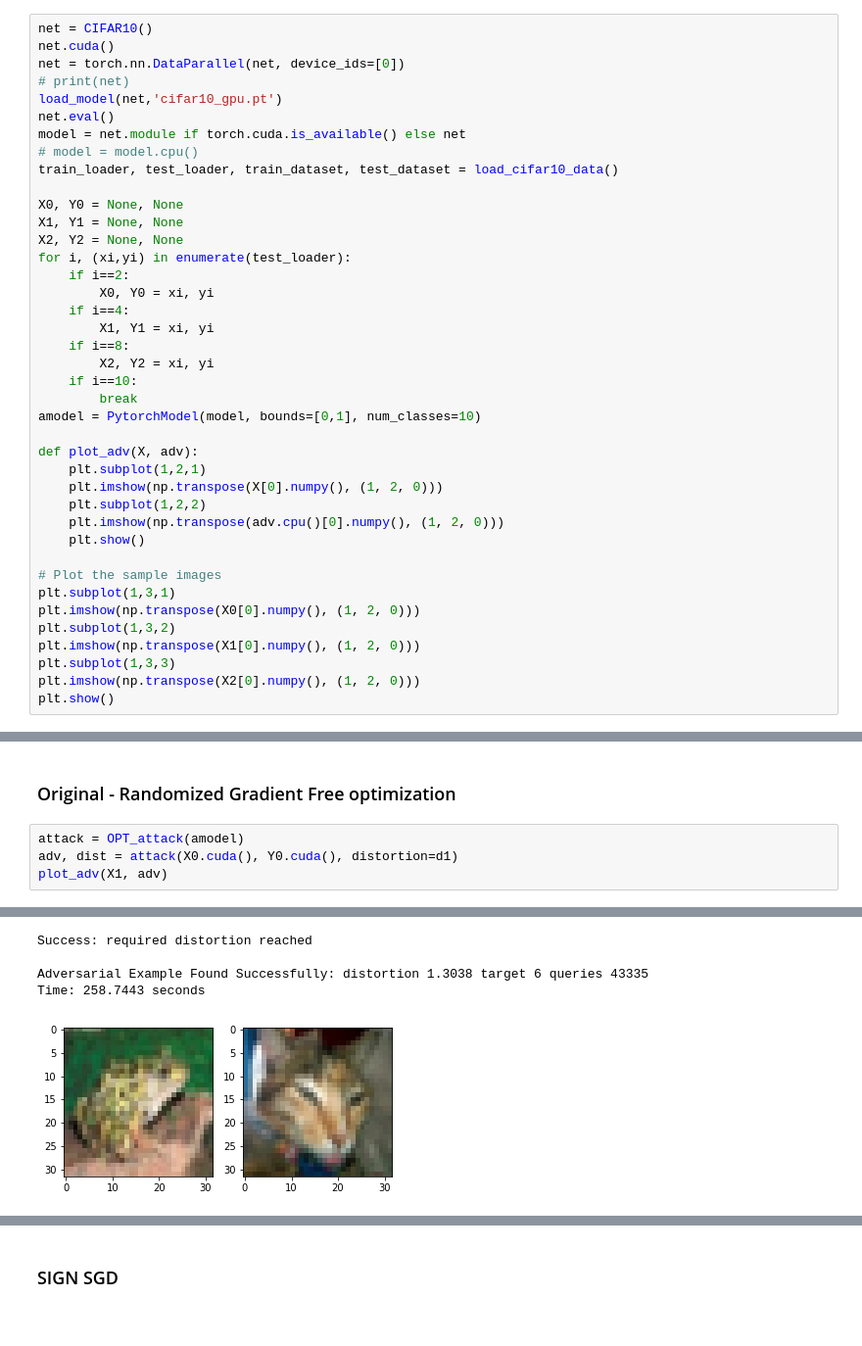
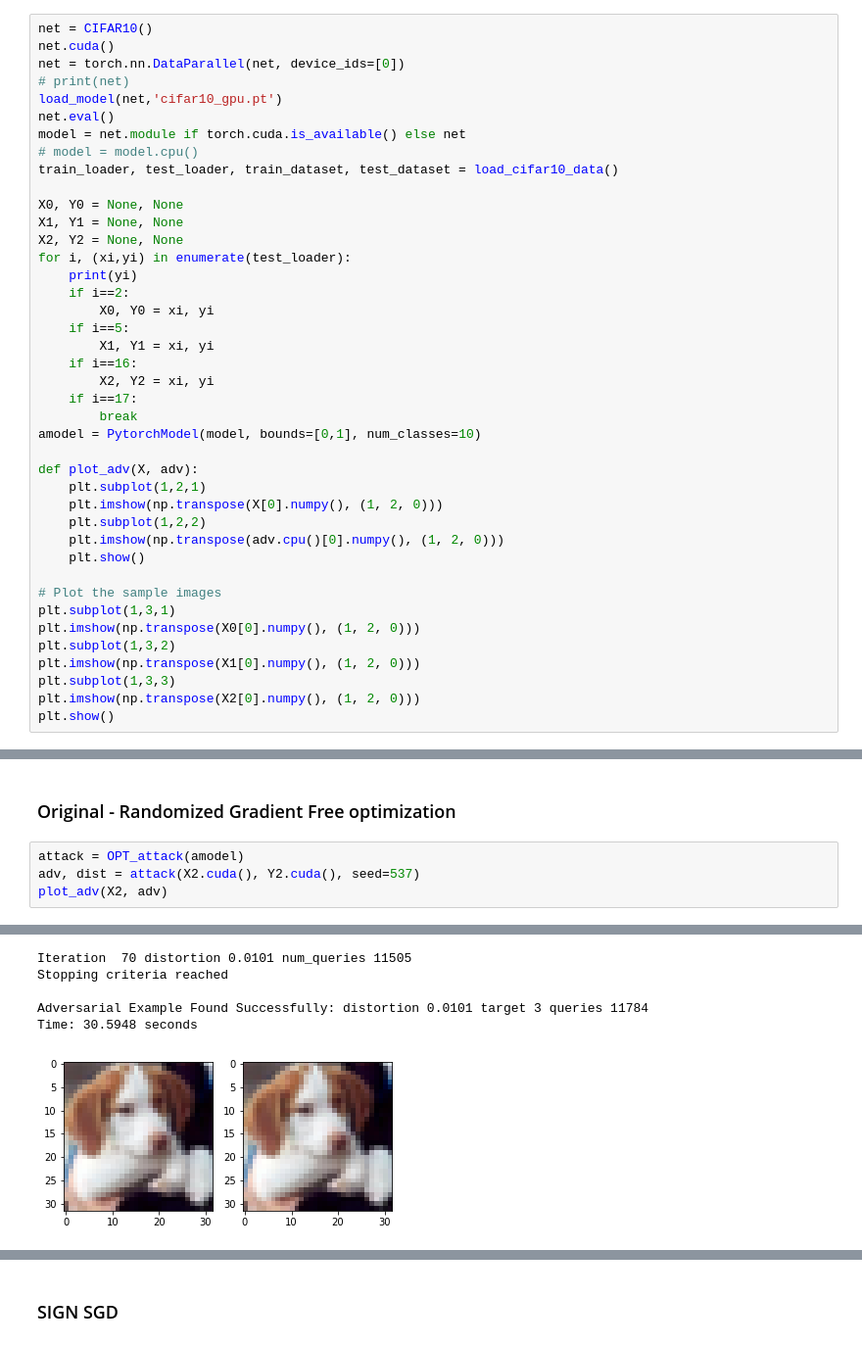
Before and after one commit to cmhcbb/attackbox, a Jupyter notebook: sign_sgd/test_cifar.ipynb, the cells around one changed output, grey strips where cells are left out. Shown at 98% size. Drawn from its saved outputs; the diff is of its cells as text.

```diff
--- a/sign_sgd/test_cifar.ipynb
+++ b/sign_sgd/test_cifar.ipynb
@@ -41,13 +44,14 @@ X0, Y0 = None, None
 X1, Y1 = None, None
 X2, Y2 = None, None
 for i, (xi,yi) in enumerate(test_loader):
+    print(yi)
     if i==2:
         X0, Y0 = xi, yi
-    if i==4:
+    if i==5:
         X1, Y1 = xi, yi
-    if i==8:
+    if i==16:
         X2, Y2 = xi, yi
-    if i==10:
+    if i==17:
         break
 amodel = PytorchModel(model, bounds=[0,1], num_classes=10)
 
@@ -76,7 +98,7 @@ Files already downloaded and verified
 ### Original - Randomized Gradient Free optimization
 # %%
 attack = OPT_attack(amodel)
-adv, dist = attack(X0.cuda(), Y0.cuda(), distortion=d1)
-plot_adv(X1, adv)
+adv, dist = attack(X2.cuda(), Y2.cuda(), seed=537)
+plot_adv(X2, adv)
 # %% [output]
 Searching for the initial direction on 100 random directions:
@@ -90,6 +121,7 @@ Iteration 200: g(theta + beta*u) = 1.38483716 g(theta) = 1.3849 distortion 1.384
 Clipping input data to the valid range for imshow with RGB data ([0..1] for floats or [0..255] for integers).
-Success: required distortion reached
+Iteration  70 distortion 0.0101 num_queries 11505
+Stopping criteria reached
 
-Adversarial Example Found Successfully: distortion 1.3038 target 6 queries 43335
-Time: 258.7443 seconds
+Adversarial Example Found Successfully: distortion 0.0101 target 3 queries 11784
+Time: 30.5948 seconds
-[figure, old version]
+[figure, new version]
```
Also changed, not shown: parts of 7 cells of this notebook, 29 other files.
